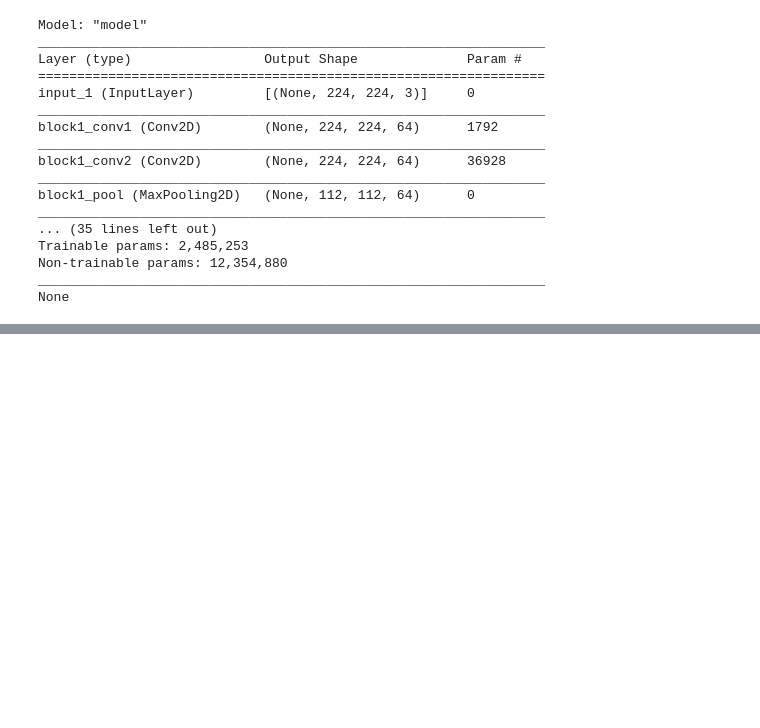
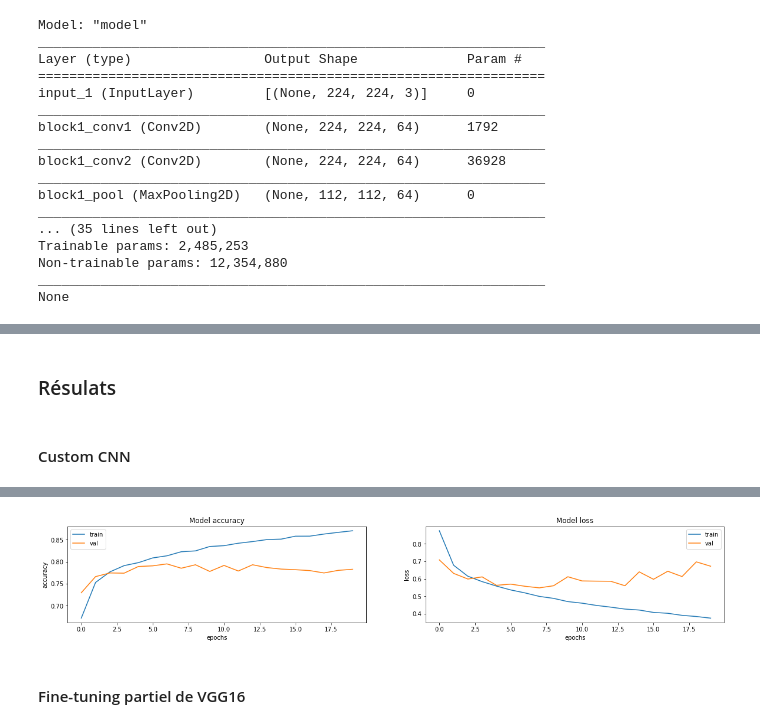
Before and after one commit to ThibaultDieudonne/Comments-and-Pictures-Classification, a Jupyter notebook: n.ipynb, the cells around one changed output, grey strips where cells are left out. Cells and saved outputs as stored; diff of their text form; code cells hidden in the pictures; blank space fills up the shorter version.

Commit message:
comupted needed models, added few display

```diff
--- a/n.ipynb
+++ b/n.ipynb
@@ -463,0 +454,18 @@ val_ds = val_ds.prefetch(buffer_size=AUTOTUNE)
+# %%
+has_trained = 1
+
+if has_trained:
+    cnn = tf.keras.models.load_model('custom_cnn')
+    cnn_history = pd.read_csv('cnn_history.csv')
+else:
+    cnn = tf.keras.models.Sequential()
+    cnn.add(tf.keras.layers.Conv2D(32, (3, 3), activation='relu', padding='same', input_shape=(224, 224, 3)))
+    cnn.add(tf.keras.layers.Conv2D(32, (3, 3), activation='relu'))
+    cnn.add(tf.keras.layers.MaxPool2D(pool_size=(2, 2)))
+    cnn.add(tf.keras.layers.Conv2D(64, (3, 3), activation='relu', padding='same'))
+    cnn.add(tf.keras.layers.Conv2D(64, (3, 3), activation='relu'))
+    cnn.add(tf.keras.layers.MaxPool2D(pool_size=(2, 2)))
+    cnn.add(tf.keras.layers.Flatten())
+    cnn.add(tf.keras.layers.Dense(5, activation='softmax'))
+
+print(cnn.summary())
@@ -463,0 +501,6 @@ val_ds = val_ds.prefetch(buffer_size=AUTOTUNE)
+# %%
+def cnn_stats():
+    cnn_performance = cnn.evaluate(test_ds)
+    display_learning_curves(cnn_history)
+    cnn_pred = cnn.predict(test_ds)
+    test_df["cnn_label"] = [np.argmax(x) for x in cnn_pred]
@@ -563,0 +622,7 @@ None
+# %% [markdown]
+### Résulats
+# %% [markdown]
+#### Custom CNN
+# %%
+cnn_stats()
+# %% [output]
@@ -563,0 +630,3 @@ None
+[figure, added]
+# %% [markdown]
+#### Fine-tuning partiel de VGG16
```
Also changed, not shown: parts of 35 cells of this notebook, 6 other files.
